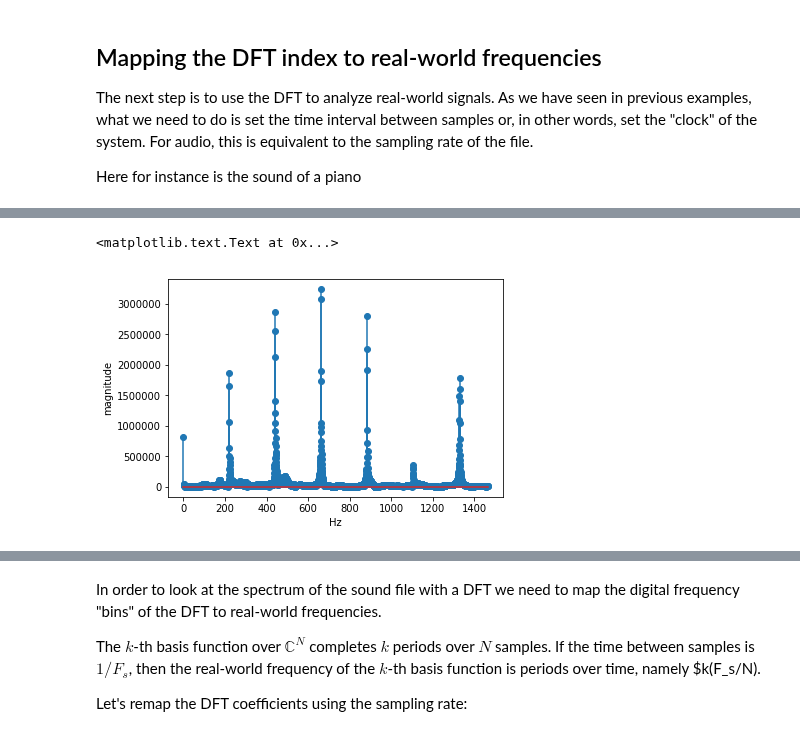
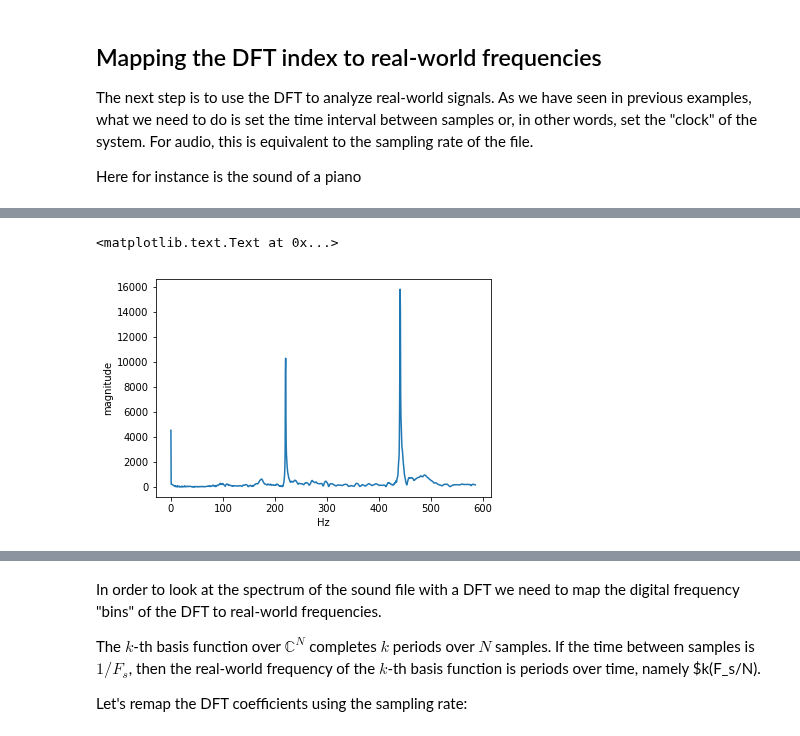
Before and after one commit to mckjzhangxk/deepAI, a Jupyter notebook: signalProcessing/week3/How to Plot the DFT/DFTplots.ipynb, the cells around one changed output, grey strips where cells are left out. Saved outputs shown, nothing was run; the diff lists cells and outputs as text; code cells hidden in the pictures.

```diff
--- a/signalProcessing/week3/How to Plot the DFT/DFTplots.ipynb
+++ b/signalProcessing/week3/How to Plot the DFT/DFTplots.ipynb
@@ -89,15 +87,5 @@ Here is a function that does that:
 # %%
 def dft_shift(X):
     N = len(X)
-    if (N % 2 == 0):
-        # even-length: return N+1 values
-        return np.concatenate((X[N//2+1:N], X[0:N//2+1]))
-    else:
-        # odd-length: return N values
-        return np.concatenate((X[(N-1)//2+1:N], X[0:(N-1)//2+1]))
+#     N//2是最高的+ 频率,N//2 +1是最高的- 频率!!
+    return np.concatenate([X[N//2+1:N],X[0:N//2+1]])
-# %%
-N=len(X)
-freq=np.arange(N//2+1-N,N//2+1)
-mag=abs(dft_shift(X))
-
-plt.stem(freq,mag);
@@ -108,9 +94,11 @@ While the function does shift the vector, the indices are still from zero to $N-
 # %%
 def dft_shift(X):
     N = len(X)
-    if (N % 2 == 0):
-        # even-length: return N+1 values
-        return np.arange(-N/2+1, N/2 + 1), np.concatenate((X[N//2+1:N], X[0:N//2+1]))
-    else:
-        # odd-length: return N values
-        return np.arange(-(N-1)/2, (N-1)/2 + 1), np.concatenate((X[(N-1)//2+1:N], X[0:(N-1)//2+1]))
+    '''
+    N//2是最高的+频率,N//2+1-N是最高的-频率,
+    所以:频率是从[N//2+1-N,N//2+1),考虑信号的奇偶是头痛的事情,没必要去
+    '''
+    y=np.concatenate([X[N//2+1:N],X[0:N//2+1]])
+    n=np.arange(N//2+1-N,N//2+1)
+
+    return n,y
@@ -138,19 +135,22 @@ len of sample is: 32768
 [interactive output not drawn]
 # %%
+#
 N=len(x)
 X=np.fft.fft(x)
 n,y=dft_shift(X)
-base=N//2-1
-L=3000
+base=N-N//2-1
 
-Res=Fs/N
+#挑选L个数据,一共N//2 +1个
+L=1200
+#频率分辨率
+Resolution=Fs/N
+#n转化成了HZ,y归一化处理
+n=n[base:base+L]*Resolution
+y=np.abs(y[base:base+L])/(N**0.5)
 
-n=n[base:base+L]
-y=np.abs(y[base:base+L])
-
-plt.stem(n*Res,y)
+plt.plot(n,y)
 plt.xlabel('Hz')
 plt.ylabel('magnitude')
 # %% [output]
 <matplotlib.text.Text at 0x...>
-[figure, old version]
+[figure, new version]
```
Also changed, not shown: parts of 9 cells of this notebook, 1 other file.
